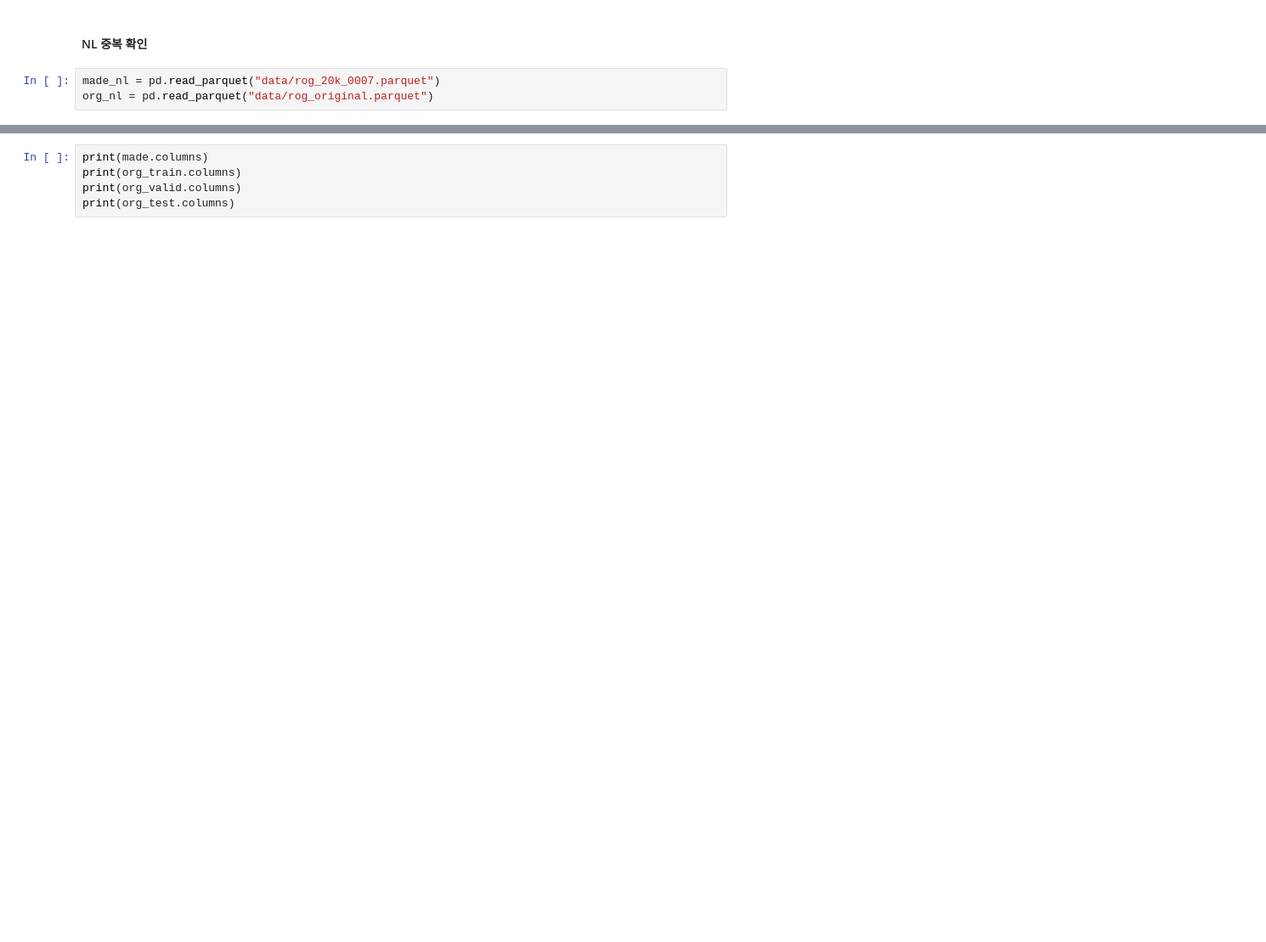
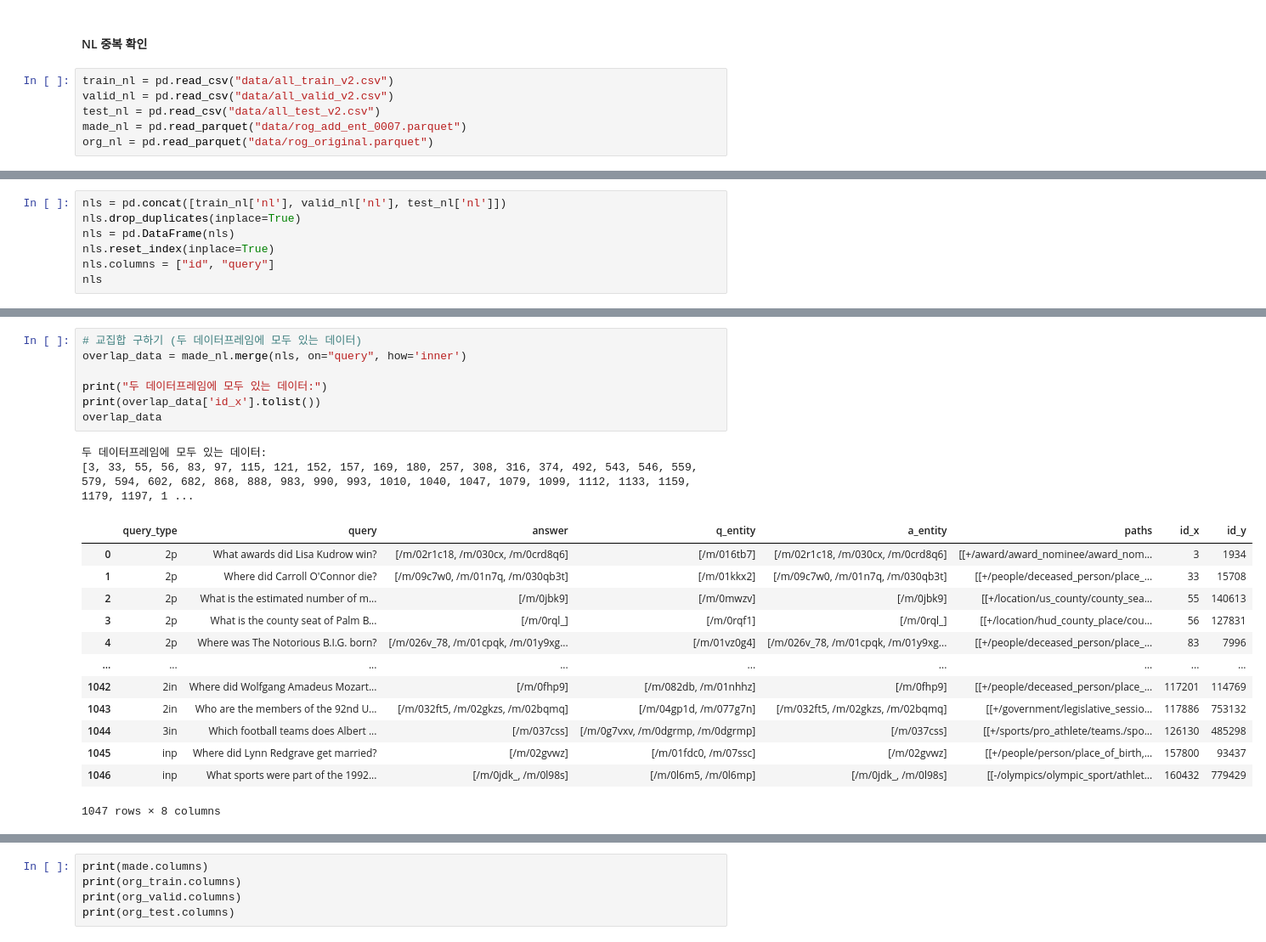
Before and after one commit to MINJIK01/QueryGenerator, a Jupyter notebook: data_check.ipynb, the cells around one changed output, grey strips where cells are left out. Shown at 85% size. Saved outputs shown, nothing was run; the diff lists cells and outputs as text; blank space fills up the shorter version.

```diff
--- a/data_check.ipynb
+++ b/data_check.ipynb
@@ -56,5 +56,8 @@ Counter({'Washington County': 7,
 # %% [markdown]
 #### NL 중복 확인
 # %%
-made_nl = pd.read_parquet("data/rog_20k_0007.parquet")
+train_nl = pd.read_csv("data/all_train_v2.csv")
+valid_nl = pd.read_csv("data/all_valid_v2.csv")
+test_nl = pd.read_csv("data/all_test_v2.csv")
+made_nl = pd.read_parquet("data/rog_add_ent_0007.parquet")
 org_nl = pd.read_parquet("data/rog_original.parquet")
@@ -60,0 +66,7 @@ org_nl = pd.read_parquet("data/rog_original.parquet")
+# %%
+nls = pd.concat([train_nl['nl'], valid_nl['nl'], test_nl['nl']])
+nls.drop_duplicates(inplace=True)
+nls = pd.DataFrame(nls)
+nls.reset_index(inplace=True)
+nls.columns = ["id", "query"]
+nls
@@ -61,3 +111,26 @@ org_nl = pd.read_parquet("data/rog_original.parquet")
+# %%
+# 교집합 구하기 (두 데이터프레임에 모두 있는 데이터)
+overlap_data = made_nl.merge(nls, on="query", how='inner')
+
+print("두 데이터프레임에 모두 있는 데이터:")
+print(overlap_data['id_x'].tolist())
+overlap_data
+# %% [output]
+두 데이터프레임에 모두 있는 데이터:
+[3, 33, 55, 56, 83, 97, 115, 121, 152, 157, 169, 180, 257, 308, 316, 374, 492, 543, 546, 559, 579, 594, 602, 682, 868, 888, 983, 990, 993, 1010, 1040, 1047, 1079, 1099, 1112, 1133, 1159, 1179, 1197, 1 ...
+|  | query_type | query | answer | q_entity | a_entity | paths | id_x | id_y |
+| 0 | 2p | What awards did Lisa Kudrow win? | [/m/02r1c18, /m/030cx, /m/0crd8q6] | [/m/016tb7] | [/m/02r1c18, /m/030cx, /m/0crd8q6] | [[+/award/award_nominee/award_nom... | 3 | 1934 |
+| 1 | 2p | Where did Carroll O'Connor die? | [/m/09c7w0, /m/01n7q, /m/030qb3t] | [/m/01kkx2] | [/m/09c7w0, /m/01n7q, /m/030qb3t] | [[+/people/deceased_person/place_... | 33 | 15708 |
+| 2 | 2p | What is the estimated number of m... | [/m/0jbk9] | [/m/0mwzv] | [/m/0jbk9] | [[+/location/us_county/county_sea... | 55 | 140613 |
+| 3 | 2p | What is the county seat of Palm B... | [/m/0rql_] | [/m/0rqf1] | [/m/0rql_] | [[+/location/hud_county_place/cou... | 56 | 127831 |
+| 4 | 2p | Where was The Notorious B.I.G. born? | [/m/026v_78, /m/01cpqk, /m/01y9xg... | [/m/01vz0g4] | [/m/026v_78, /m/01cpqk, /m/01y9xg... | [[+/people/deceased_person/place_... | 83 | 7996 |
+| ... | ... | ... | ... | ... | ... | ... | ... | ... |
+| 1042 | 2in | Where did Wolfgang Amadeus Mozart... | [/m/0fhp9] | [/m/082db, /m/01nhhz] | [/m/0fhp9] | [[+/people/deceased_person/place_... | 117201 | 114769 |
+| 1043 | 2in | Who are the members of the 92nd U... | [/m/032ft5, /m/02gkzs, /m/02bqmq] | [/m/04gp1d, /m/077g7n] | [/m/032ft5, /m/02gkzs, /m/02bqmq] | [[+/government/legislative_sessio... | 117886 | 753132 |
+| 1044 | 3in | Which football teams does Albert ... | [/m/037css] | [/m/0g7vxv, /m/0dgrmp, /m/0dgrmp] | [/m/037css] | [[+/sports/pro_athlete/teams./spo... | 126130 | 485298 |
+| 1045 | inp | Where did Lynn Redgrave get married? | [/m/02gvwz] | [/m/01fdc0, /m/07ssc] | [/m/02gvwz] | [[+/people/person/place_of_birth,... | 157800 | 93437 |
+| 1046 | inp | What sports were part of the 1992... | [/m/0jdk_, /m/0l98s] | [/m/0l6m5, /m/0l6mp] | [/m/0jdk_, /m/0l98s] | [[-/olympics/olympic_sport/athlet... | 160432 | 779429 |
+1047 rows × 8 columns
 # %%
 # 교집합 구하기 (두 데이터프레임에 모두 있는 데이터)
 overlap_data = made_nl.merge(org_nl, on="query", how='inner')
```
Also changed, not shown: parts of 61 cells of this notebook, 7 other files.
